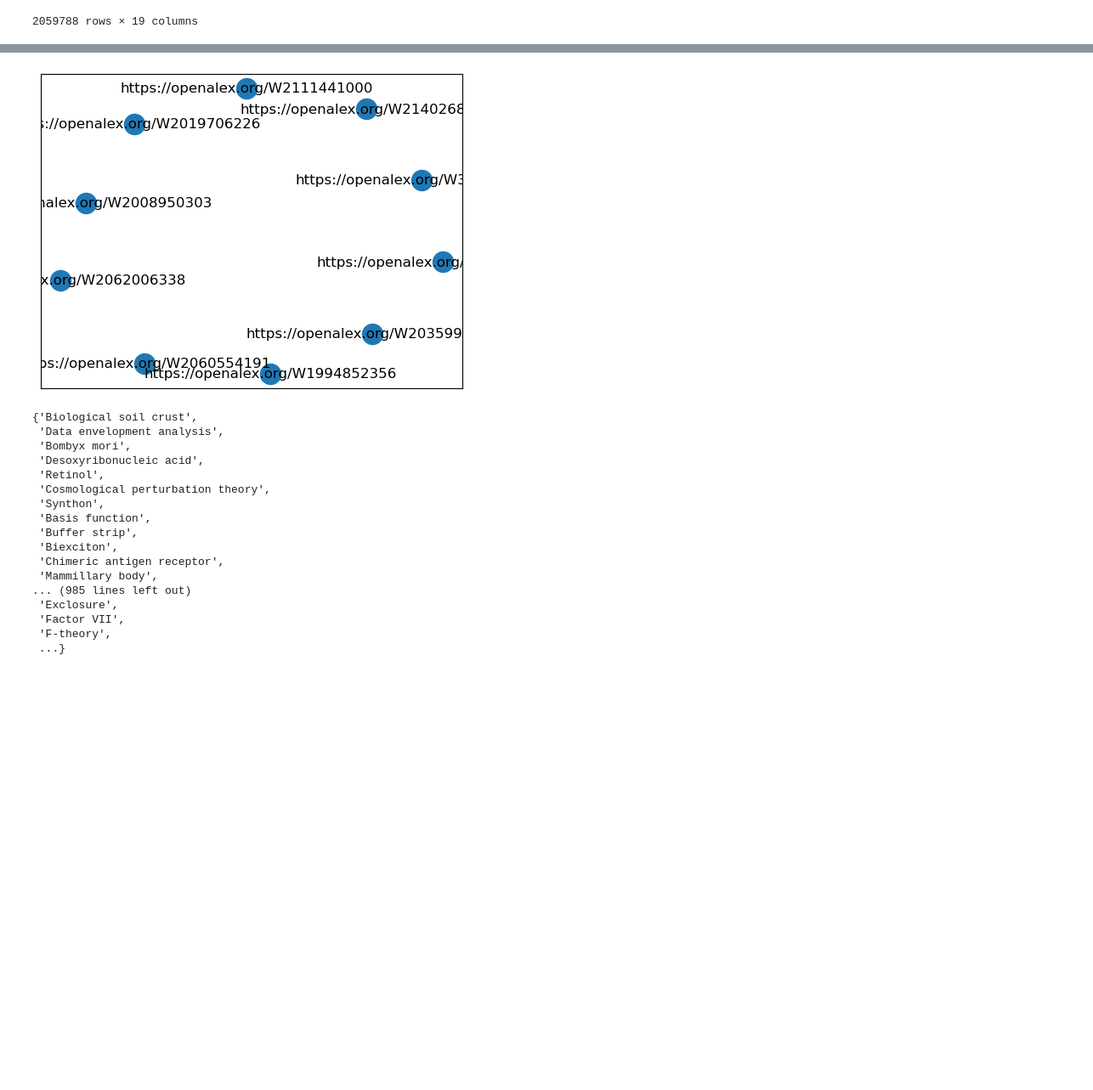
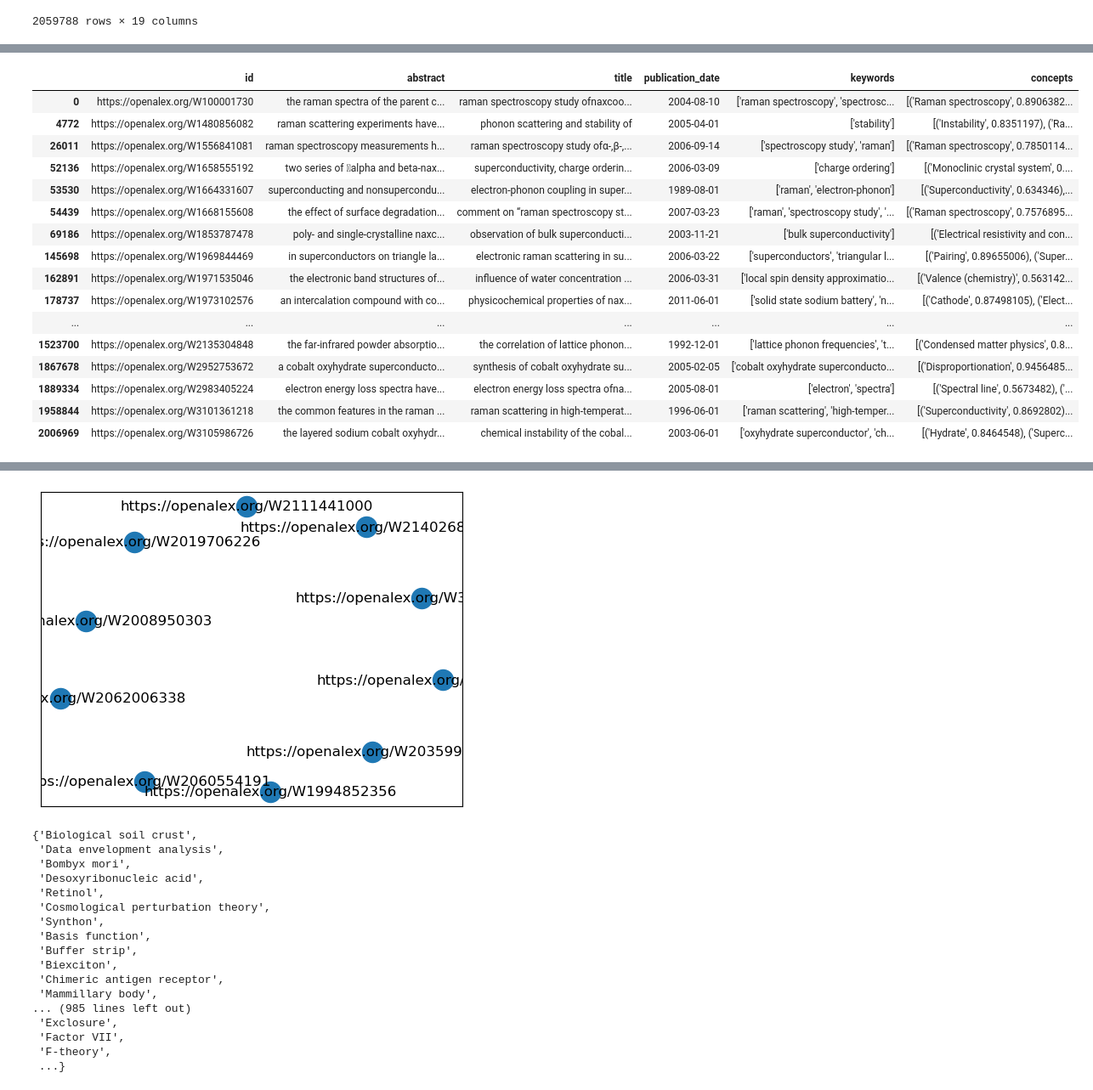
Before and after one commit to machadoprx/ml_applied_to_scientometrics, a Jupyter notebook: notebooks/02 - Preprocessing and Mini EDA.ipynb, the cells around one changed output, grey strips where cells are left out. Shown at 85% size. Cells and saved outputs as stored; diff of their text form; code cells hidden in the pictures; blank space fills up the shorter version.

```diff
--- a/notebooks/02 - Preprocessing and Mini EDA.ipynb
+++ b/notebooks/02 - Preprocessing and Mini EDA.ipynb
@@ -238,0 +184,2 @@ NameError: name 'network' is not defined
+# %%
+df = pd.read_pickle("df_en_minimal.pkl")
@@ -250,0 +239,3 @@ since Python 3.9 and will be removed in a subsequent version.
+# %%
+df = df.sort_values("id").reset_index(drop=True) #.set_index("id") #.loc['https://openalex.org/W2050313003']
+df
@@ -251,3 +332,58 @@ since Python 3.9 and will be removed in a subsequent version.
+# %%
+idx_node_0 = [0,
+ 4772,
+ 26011,
+ 52136,
+ 53530,
+ 54439,
+ 69186,
+ 145698,
+ 162891,
+ 178737,
+ 210780,
+ 216196,
+ 285184,
+ 302150,
+ 314039,
+ 337557,
+ 366534,
+ 395137,
+ 419511,
+ 452423,
+ 495550,
+ 609233,
+ 622319,
+ 789659,
+ 797884,
+ 823743,
+ 864480,
+ 1292813,
+ 1299703,
+ 1523700,
+ 1867678,
+ 1889334,
+ 1958844,
+ 2006969]
+
+df.iloc[idx_node_0] #["abstract"]
+# %% [output]
+|  | id | abstract | title | publication_date | keywords | concepts |
+| 0 | https://openalex.org/W100001730 | the raman spectra of the parent c... | raman spectroscopy study ofnaxcoo... | 2004-08-10 | ['raman spectroscopy', 'spectrosc... | [('Raman spectroscopy', 0.8906382... |
+| 4772 | https://openalex.org/W1480856082 | raman scattering experiments have... | phonon scattering and stability of | 2005-04-01 | ['stability'] | [('Instability', 0.8351197), ('Ra... |
+| 26011 | https://openalex.org/W1556841081 | raman spectroscopy measurements h... | raman spectroscopy study ofα-,β-,... | 2006-09-14 | ['spectroscopy study', 'raman'] | [('Raman spectroscopy', 0.7850114... |
+| 52136 | https://openalex.org/W1658555192 | two series of alpha and beta-nax... | superconductivity, charge orderin... | 2006-03-09 | ['charge ordering'] | [('Monoclinic crystal system', 0.... |
+| 53530 | https://openalex.org/W1664331607 | superconducting and nonsupercondu... | electron-phonon coupling in super... | 1989-08-01 | ['raman', 'electron-phonon'] | [('Superconductivity', 0.634346),... |
+| 54439 | https://openalex.org/W1668155608 | the effect of surface degradation... | comment on “raman spectroscopy st... | 2007-03-23 | ['raman', 'spectroscopy study', '... | [('Raman spectroscopy', 0.7576895... |
+| 69186 | https://openalex.org/W1853787478 | poly- and single-crystalline naxc... | observation of bulk superconducti... | 2003-11-21 | ['bulk superconductivity'] | [('Electrical resistivity and con... |
+| 145698 | https://openalex.org/W1969844469 | in superconductors on triangle la... | electronic raman scattering in su... | 2006-03-22 | ['superconductors', 'triangular l... | [('Pairing', 0.89655006), ('Super... |
+| 162891 | https://openalex.org/W1971535046 | the electronic band structures of... | influence of water concentration ... | 2006-03-31 | ['local spin density approximatio... | [('Valence (chemistry)', 0.563142... |
+| 178737 | https://openalex.org/W1973102576 | an intercalation compound with co... | physicochemical properties of nax... | 2011-06-01 | ['solid state sodium battery', 'n... | [('Cathode', 0.87498105), ('Elect... |
+| ... | ... | ... | ... | ... | ... | ... |
+| 1523700 | https://openalex.org/W2135304848 | the far-infrared powder absorptio... | the correlation of lattice phonon... | 1992-12-01 | ['lattice phonon frequencies', 't... | [('Condensed matter physics', 0.8... |
+| 1867678 | https://openalex.org/W2952753672 | a cobalt oxyhydrate superconducto... | synthesis of cobalt oxyhydrate su... | 2005-02-05 | ['cobalt oxyhydrate superconducto... | [('Disproportionation', 0.9456485... |
+| 1889334 | https://openalex.org/W2983405224 | electron energy loss spectra have... | electron energy loss spectra ofna... | 2005-08-01 | ['electron', 'spectra'] | [('Spectral line', 0.5673482), ('... |
+| 1958844 | https://openalex.org/W3101361218 | the common features in the raman ... | raman scattering in high-temperat... | 1996-06-01 | ['raman scattering', 'high-temper... | [('Superconductivity', 0.8692802)... |
+| 2006969 | https://openalex.org/W3105986726 | the layered sodium cobalt oxyhydr... | chemical instability of the cobal... | 2003-06-01 | ['oxyhydrate superconductor', 'ch... | [('Hydrate', 0.8464548), ('Superc... |
 # %%
 from torch_geometric.utils.convert import from_networkx
 # %%
```
Also changed, not shown: parts of 47 cells of this notebook, 3 other files.
